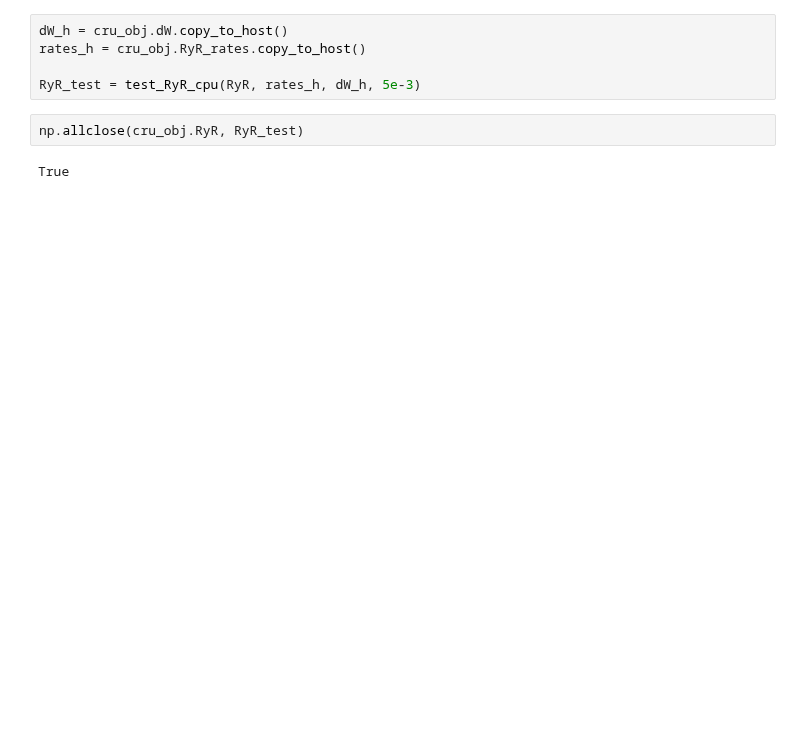
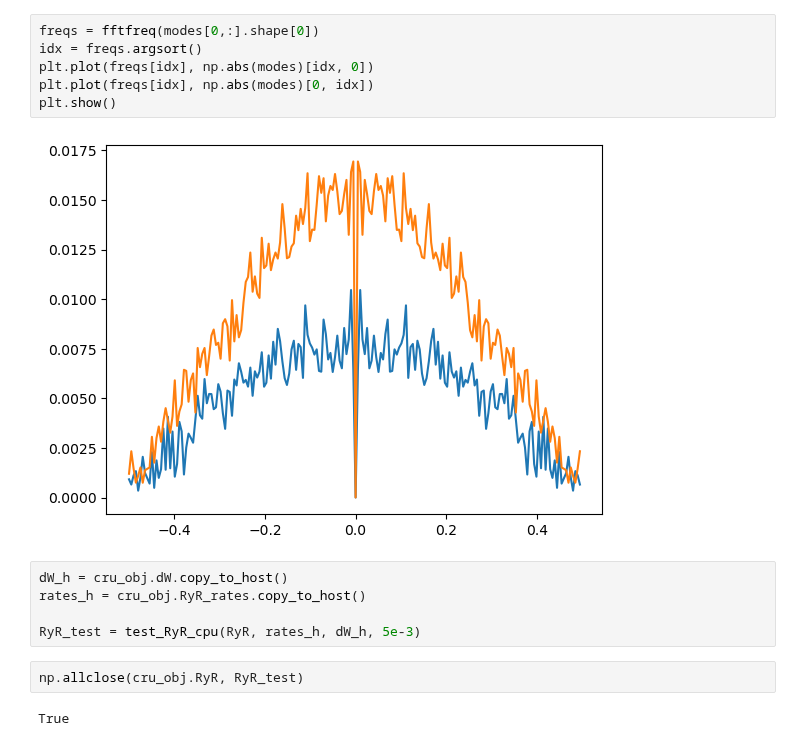
Before and after one commit to lukeoloughlin/GW-model, a Jupyter notebook: src/restrepo/test.ipynb, the cells around one changed output. Cells and saved outputs as stored; diff of their text form; blank space fills up the shorter version.

```diff
--- a/src/restrepo/test.ipynb
+++ b/src/restrepo/test.ipynb
@@ -63,3 +60,11 @@ array([[[9.52411890e-01, 3.55600491e-02, 0.00000000e+00, 1.20281382e-02],
+# %%
+freqs = fftfreq(modes[0,:].shape[0])
+idx = freqs.argsort()
+plt.plot(freqs[idx], np.abs(modes)[idx, 0])
+plt.plot(freqs[idx], np.abs(modes)[0, idx])
+plt.show()
+# %% [output]
+[figure, added]
 # %%
 dW_h = cru_obj.dW.copy_to_host()
 rates_h = cru_obj.RyR_rates.copy_to_host()
```
Also changed, not shown: parts of 19 cells of this notebook, 7 other files.
